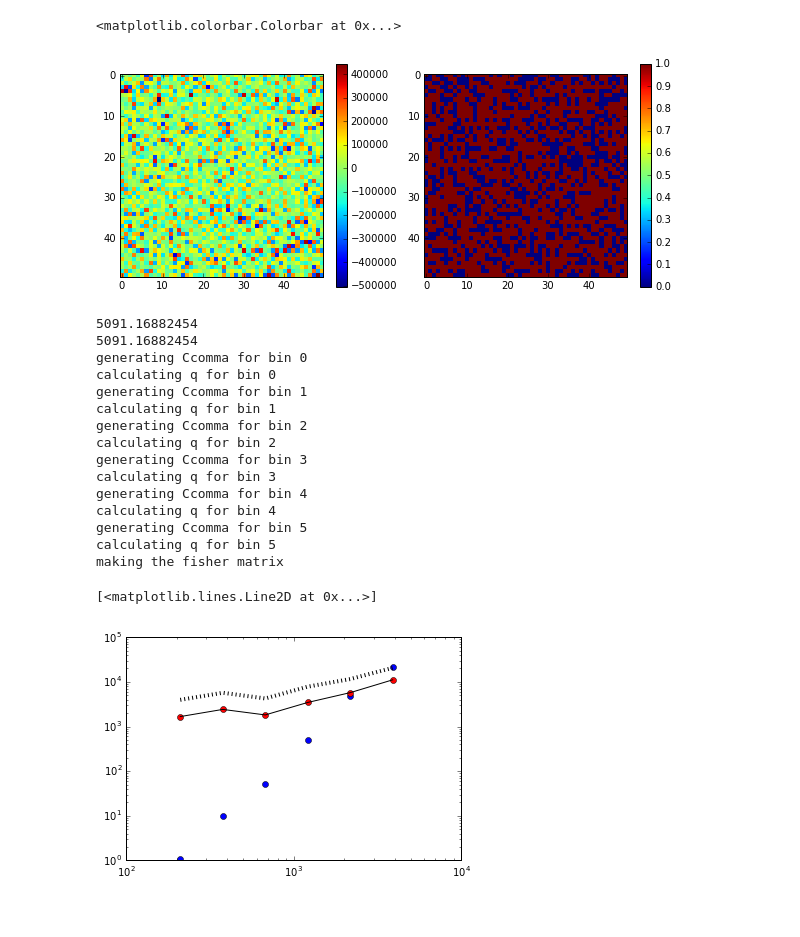
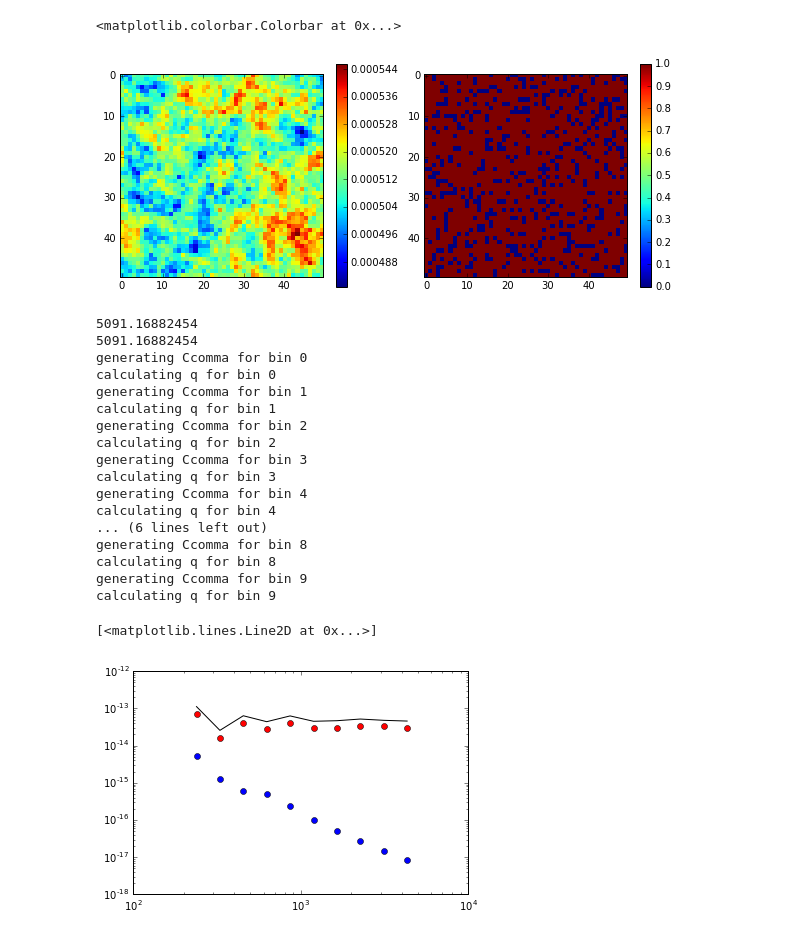
Before and after one commit to abrahamneben/21cmIRxcor, a Jupyter notebook: test_optimal_quadratic_power_spectrum_for_ir_image_with_masking.ipynb, the cells around one changed output. Saved outputs shown, nothing was run; the diff lists cells and outputs as text; code cells hidden in the pictures.

```diff
--- a/test_optimal_quadratic_power_spectrum_for_ir_image_with_masking.ipynb
+++ b/test_optimal_quadratic_power_spectrum_for_ir_image_with_masking.ipynb
@@ -113,29 +99,30 @@ lvals = fft.fftfreq(n)*2*np.pi/dtheta_rad
 lxgrid,lygrid = meshgrid(lvals,lvals)
 lmaggrid = sqrt(lxgrid**2+lygrid**2)
 
-img_ft = (random.randn(n,n)+1j*np.random.randn(n,n))/np.sqrt(2)*(lmaggrid+1)**2
+img_ft = (random.randn(n,n)+1j*np.random.randn(n,n))/np.sqrt(2)*1./(lmaggrid+1)
 img = np.real(fft.ifft2(img_ft)) # taking the real part enforces conjugate symmetry in fourier space
+
+mask = random.randn(n,n)>-.8
 # %%
 plt.figure(figsize=(10,4))
 plt.subplot(121)
 plt.imshow(img,interpolation='nearest')
 plt.colorbar()
 
 plt.subplot(122)
-mask = random.randn(n,n)>-.4
 plt.imshow(mask,interpolation='nearest')
 plt.colorbar()
 # %% [output]
 <matplotlib.colorbar.Colorbar at 0x...>
-[figure, old version]
+[figure, new version]
 # %%
-lmin,lmax = 150,5000
-nbins = 6
+lmin,lmax = 200,5000
+nbins = 10
 
-lbins,pspec,bin_counts = img2PS(img,dtheta_rad,nbins,lmin,lmax,uselogbins=True)
-lbins,pspec_m,bin_counts = img2PS(img*mask,dtheta_rad,nbins,lmin,lmax,uselogbins=True)
+lbins,pspec,bin_counts = img2PS(img,dtheta_rad,nbins,lmin,lmax,uselogbins=True,usehann=False)
+lbins,pspec_m,bin_counts = img2PS(img*mask,dtheta_rad,nbins,lmin,lmax,uselogbins=True,usehann=False)
 
-lbins_opt,q,F,F_with_Cinv,Cinv = img2optimalPS(img*mask,dtheta_rad,nbins,lmin,lmax,uselogbins=True,usehann=True)
+lbins_opt,q,Fdiag,Cinv = img2optimalPS(img*mask,dtheta_rad,nbins,lmin,lmax,uselogbins=True,usehann=False)
 # %% [output]
 5091.16882454
 5091.16882454
@@ -149,9 +136,11 @@ generating Ccomma for bin 3
 calculating q for bin 3
 generating Ccomma for bin 4
 calculating q for bin 4
-generating Ccomma for bin 5
-calculating q for bin 5
-making the fisher matrix
+... (6 lines left out)
+generating Ccomma for bin 8
+calculating q for bin 8
+generating Ccomma for bin 9
+calculating q for bin 9
 # %%
 plt.loglog(lbins,pspec,'bo')
 plt.loglog(lbins,pspec_m,'ro')
@@ -159,8 +148,7 @@ plt.loglog(lbins,pspec_m,'ro')
 # plt.loglog(lbins_opt,np.real(inv(F)*q),'k-')
 # plt.loglog(lbins_opt,np.real(inv(F_with_Cinv)*q),'k:',linewidth=4)
 
-plt.loglog(lbins_opt,np.array(q).T[0]/np.real(np.diag(F)),'k-')
-plt.loglog(lbins_opt,np.array(q).T[0]/np.real(np.diag(F_with_Cinv)),'k:',linewidth=4)
+plt.loglog(lbins_opt,np.array(q).flatten()/Fdiag,'k-')
 # %% [output]
 [<matplotlib.lines.Line2D at 0x...>]
-[figure, old version]
+[figure, new version]
```
Also changed, not shown: parts of 4 cells of this notebook, 1 other file.
